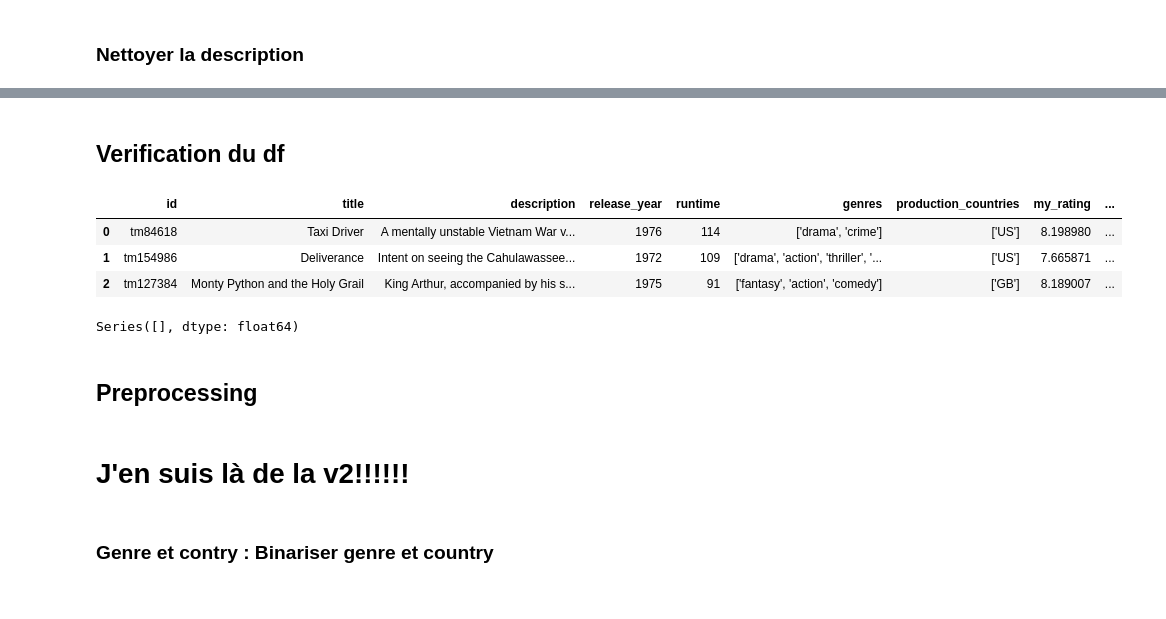
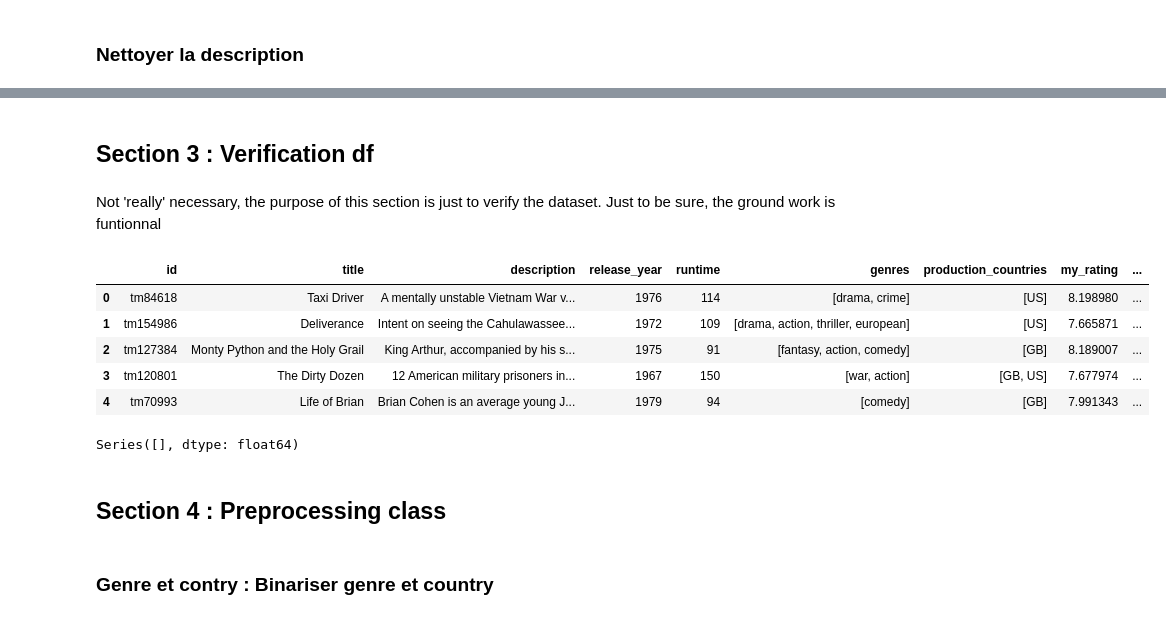
Before and after one commit to MelanieP31/Movie_recommendation_ML, a Jupyter notebook: Netflix_Movie_Pandas.ipynb, the cells around one changed output, grey strips where cells are left out. Cells and saved outputs as stored; diff of their text form; code cells hidden in the pictures.

```diff
--- a/Netflix_Movie_Pandas.ipynb
+++ b/Netflix_Movie_Pandas.ipynb
@@ -105,0 +120,3 @@ len(df)
+# %%
+df['genres'] = df['genres'].apply(lambda x: ast.literal_eval(x) if isinstance(x, str) else x)
+df['production_countries'] = df['production_countries'].apply(lambda x: ast.literal_eval(x) if isinstance(x, str) else x)
@@ -110,5 +136,4 @@ len(df)
 # %%
-# Missing value
 class MissingValueHandler(BaseEstimator,TransformerMixin):
     def __init__(self):
         pass
@@ -120,25 +145,22 @@ class MissingValueHandler(BaseEstimator,TransformerMixin):
         df = X.copy()
 
         # Les lignes dont title ou description sont vide
-        df = df.dropna(subset=['title', 'description','genres'])
-
+        df = df.dropna(subset=['title', 'description'])
         # Les lignes dont plus de 3 colonnes ont des valeurs nulles
         missing_value_line = df[df.isnull().sum(axis=1) >3]
         df = df.drop(missing_value_line.index)
 
-        # Remplir les pays manquant pas unknown country
-        df['production_countries'].fillna('unknown_country', inplace=True)
+        # Gestions des listes
+        # Remplacer les listes vides par des valeurs par défaut
+        df['genres'] = df['genres'].apply(lambda x: x if len(x) > 0 else ['unknown'])
+        df['production_countries'] = df['production_countries'].apply(lambda x: x if len(x) > 0 else ['unknown_country'])
 
         # Supprimer les lignes où les deux scores sont manquants
         drop_line = df[(df['imdb_score'].isnull())&(df['tmdb_score'].isnull())]
         df = df.drop(drop_line.index)
-
         # Remplir les valeurs manquantes des scores en se basant sur l'autre score
         df['tmdb_score'] = df['tmdb_score'].fillna(df['imdb_score'])
         df['imdb_score'] = df['imdb_score'].fillna(df['tmdb_score'])
-
-
-
         # Predire les valeures manquante des scores
         def predict_missing_values(df, target_column):
             df_model = df[["release_year", "runtime", "imdb_score", "tmdb_score", target_column]]
@@ -210,34 +238,32 @@ class TextCleaner(BaseEstimator, TransformerMixin):
         words_description  = df['description'].apply(lambda x: x.lower())
         words_description = words_description.apply(word_tokenize)
 
-        # filtrer les mots de la description qui ne sont pas dans stop_words (pourrais etre fait plus simplement!
+        # keep words which are not in stopwords and filter punctuation
         def filter_stop_words(words, stop_words,punctuation):
             filtered_words = []
             for word in words:
                 clean_word = ''.join([char for char in word if char not in punctuation ])
-               # Vérifie que clean_word n'est pas vide et n'est pas dans les stop words
-                if clean_word and clean_word.lower() not in stop_words:
+                if clean_word and clean_word.lower() not in stop_words and len(clean_word) > 2:
                     filtered_words.append(clean_word)
             return filtered_words
 
-        #appliquer le filtre
+        # apply filter
         df['description_filtered'] = words_description.apply(lambda x : filter_stop_words(x, self.stop_words, self.punctuation))
 
+        # lemmentization
         lemmatizer = WordNetLemmatizer()
-
-        #lemmentizer les mots (tous la meme racine)
         def apply_lemmatization(words):
             lemmatized_words = [lemmatizer.lemmatize(word) for word in words]
             return lemmatized_words
 
         df['description_lem'] = df['description_filtered'].apply(lambda x : apply_lemmatization(x))
 
-        #les joindre ensemble
+        # join
         df['description_join'] = df['description_lem'].apply(lambda x : ' '.join(x))
 
-        #drop colonnes :
+        #drop columns
         df = df.drop(['description_lem','description_filtered'], axis=1)
 
         return df
 # %% [markdown]
-## Verification du df
+## Section 3 : Verification df
@@ -246,3 +270,6 @@ from sklearn.pipeline import Pipeline
+# %% [markdown]
+Not 'really' necessary, the purpose of this section is just to verify the dataset.
+Just to be sure, the ground work is funtionnal
 # %%
 pipeline = Pipeline([
     ('missing_values', MissingValueHandler()),
@@ -252,10 +279,12 @@ pipeline = Pipeline([
 # %%
 df_transformed = pipeline.fit_transform(df)
 # %%
-df_transformed.head(3)
+df_transformed.head()
 # %% [output]
 |  | id | title | description | release_year | runtime | genres | production_countries | my_rating | ... |
-| 0 | tm84618 | Taxi Driver | A mentally unstable Vietnam War v... | 1976 | 114 | ['drama', 'crime'] | ['US'] | 8.198980 | ... |
-| 1 | tm154986 | Deliverance | Intent on seeing the Cahulawassee... | 1972 | 109 | ['drama', 'action', 'thriller', '... | ['US'] | 7.665871 | ... |
-| 2 | tm127384 | Monty Python and the Holy Grail | King Arthur, accompanied by his s... | 1975 | 91 | ['fantasy', 'action', 'comedy'] | ['GB'] | 8.189007 | ... |
+| 0 | tm84618 | Taxi Driver | A mentally unstable Vietnam War v... | 1976 | 114 | [drama, crime] | [US] | 8.198980 | ... |
+| 1 | tm154986 | Deliverance | Intent on seeing the Cahulawassee... | 1972 | 109 | [drama, action, thriller, european] | [US] | 7.665871 | ... |
+| 2 | tm127384 | Monty Python and the Holy Grail | King Arthur, accompanied by his s... | 1975 | 91 | [fantasy, action, comedy] | [GB] | 8.189007 | ... |
+| 3 | tm120801 | The Dirty Dozen | 12 American military prisoners in... | 1967 | 150 | [war, action] | [GB, US] | 7.677974 | ... |
+| 4 | tm70993 | Life of Brian | Brian Cohen is an average young J... | 1979 | 94 | [comedy] | [GB] | 7.991343 | ... |
 # %%
@@ -270,6 +302,4 @@ Series([], dtype: float64)
 # %% [markdown]
-## Preprocessing
+## Section 4 : Preprocessing class
-# %% [markdown]
-# J'en suis là  de la v2!!!!!!
 # %% [markdown]
 ### Genre et contry : Binariser genre et country
```
Also changed, not shown: parts of 70 cells of this notebook, 1 other file.
